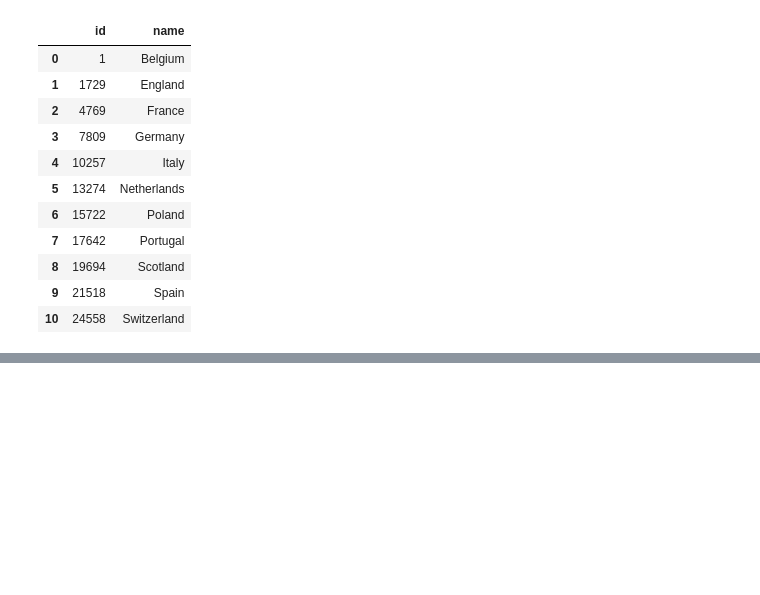
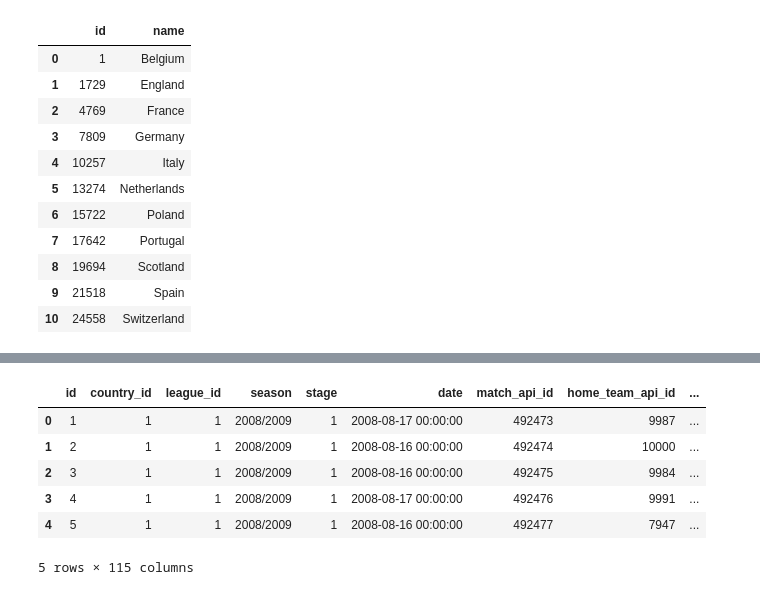
Before and after one commit to alrakomala/DataScienceDCI, a Jupyter notebook: SQL/ejemplo_sqlite.ipynb, the cells around one changed output, grey strips where cells are left out. Cells and saved outputs as stored; diff of their text form; code cells hidden in the pictures; blank space fills up the shorter version.

```diff
--- a/SQL/ejemplo_sqlite.ipynb
+++ b/SQL/ejemplo_sqlite.ipynb
@@ -4,10 +4,5 @@
 import pandas as pd
 import sqlite3
 # %%
-database = 'database.sqlite'
-
-conn = sqlite3.connect(database)
-
-tables = pd.read_sql("""SELECT *
-                        FROM sqlite_master
-                        WHERE type='table';""", conn)
+path = '../../'
+database = path + 'database.sqlite'
@@ -110,0 +96,13 @@ detailed_matches
+# %%
+match = pd.read_sql("""SELECT *
+                        FROM Match
+                        LIMIT 5;""", conn)
+match
+# %% [output]
+|  | id | country_id | league_id | season | stage | date | match_api_id | home_team_api_id | ... |
+| 0 | 1 | 1 | 1 | 2008/2009 | 1 | 2008-08-17 00:00:00 | 492473 | 9987 | ... |
+| 1 | 2 | 1 | 1 | 2008/2009 | 1 | 2008-08-16 00:00:00 | 492474 | 10000 | ... |
+| 2 | 3 | 1 | 1 | 2008/2009 | 1 | 2008-08-16 00:00:00 | 492475 | 9984 | ... |
+| 3 | 4 | 1 | 1 | 2008/2009 | 1 | 2008-08-17 00:00:00 | 492476 | 9991 | ... |
+| 4 | 5 | 1 | 1 | 2008/2009 | 1 | 2008-08-16 00:00:00 | 492477 | 7947 | ... |
+5 rows × 115 columns
```
Also changed, not shown: parts of 19 cells of this notebook.
